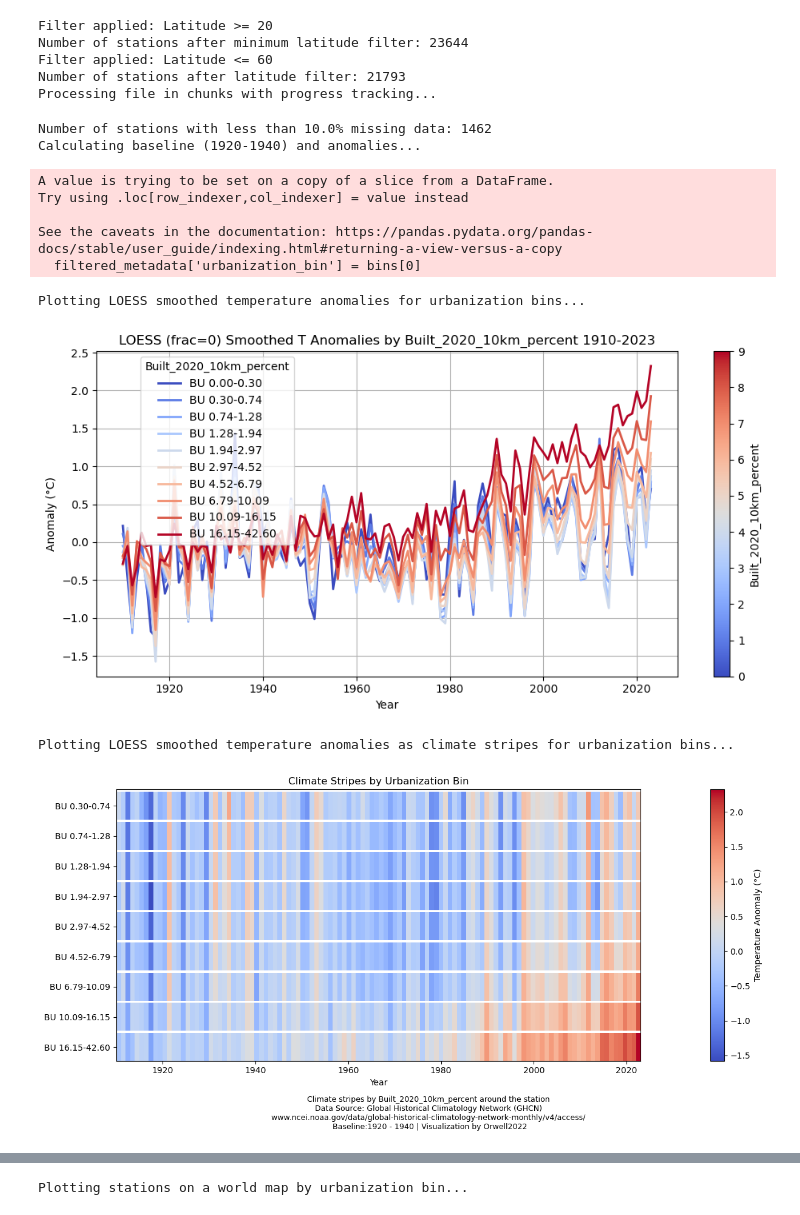
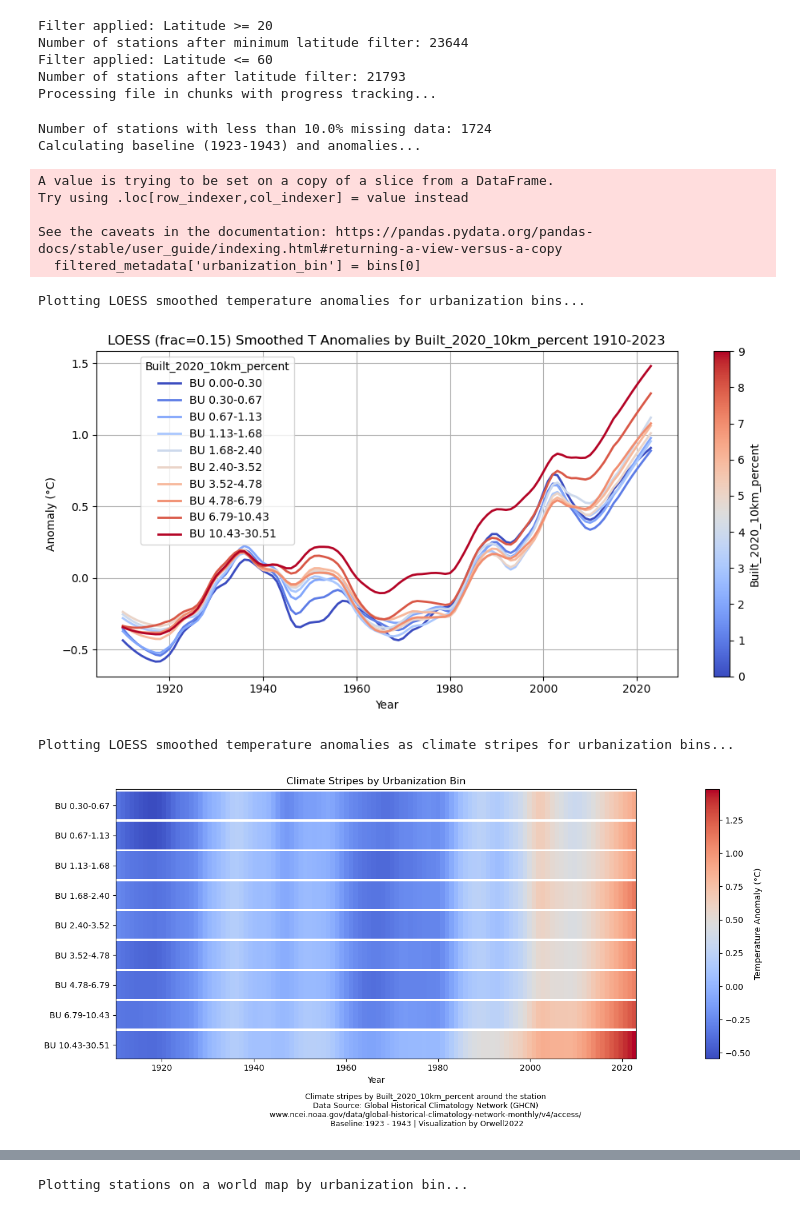
Before and after one commit to orwell2024/GHCN-tools, a Jupyter notebook: Plot_T_anomalies_GHCN.ipynb, the cells around one changed output, grey strips where cells are left out. Saved outputs shown, nothing was run; the diff lists cells and outputs as text; code cells hidden in the pictures.

```diff
--- a/Plot_T_anomalies_GHCN.ipynb
+++ b/Plot_T_anomalies_GHCN.ipynb
@@ -194,11 +194,12 @@ def plot_loess_by_urbanization_bins(merged_data, bin_ranges):
 
 # Define the file paths
 file_path = r'C:\Users\Administrator\Downloads\ghcn\ghcnm.tavg.latest.qcu\ghcnm.v4.0.1.20240616\ghcnm.tavg.v4.0.1.20240616.qcu.dat'
+#file_path = r'C:\Users\Administrator\Downloads\ghcn\ghcnm.tavg.v4.0.1.20241105.qcf.dat'
 station_file_path = r'C:\Users\Administrator\Downloads\ghcn\ghcnm.tavg.latest.qcu\ghcnm.v4.0.1.20240616\ghcnm.tavg.v4.0.1.20240616.qcu.inv'
 # Set baseline period for anomalies
-baseline_start = 1920
-baseline_end = 1940
-ys = 1910
+baseline_start = 1923
+baseline_end = 1943
+ys = 1923
 ye = 2023
 
 # Run analysis and plot, filters are optional: comment out to deactivate
@@ -220,13 +221,13 @@ Number of stations after minimum latitude filter: 23644
 Filter applied: Latitude <= 60
 Number of stations after latitude filter: 21793
 Processing file in chunks with progress tracking...
-Number of stations with less than 10.0% missing data: 1462
-Calculating baseline (1920-1940) and anomalies...
+Number of stations with less than 10.0% missing data: 1724
+Calculating baseline (1923-1943) and anomalies...
 # %%
 # Function to plot LOESS smoothed anomaly data by urbanization bins with color coding
 import matplotlib.colors as mcolors
 import numpy as np
-frac=0
+frac=0.15
 
 def plot_loess_by_urbanization_bins(merged_data, bin_ranges):
     print("Plotting LOESS smoothed temperature anomalies for urbanization bins...")
@@ -344,32 +345,32 @@ def plot_stripes_by_urbanization_bins(merged_data, bin_ranges, footer_text):
 
     # Add the footer text at the bottom of the figure
     fig.text(
         0.5, -0.1,
         footer_text,
         ha='center', fontsize=9
     )
 
     plt.tight_layout()
     plt.show()
 
 # Example footer text
 footer_text = (
     "Climate stripes by "+built_percent_column+" around the station \n"
     "Data Source: Global Historical Climatology Network (GHCN) \n"
     "www.ncei.noaa.gov/data/global-historical-climatology-network-monthly/v4/access/ \n"
     "Baseline:" +str(baseline_start)+" - "+str(baseline_end)+" | "
     "Visualization by Orwell2022"
 )
 
 # Example of how to run the updated function
 plot_stripes_by_urbanization_bins(merged_data, bin_ranges, footer_text)
 # %% [output]
 A value is trying to be set on a copy of a slice from a DataFrame.
 Try using .loc[row_indexer,col_indexer] = value instead
 
 See the caveats in the documentation: https://pandas.pydata.org/pandas-docs/stable/user_guide/indexing.html#returning-a-view-versus-a-copy
   filtered_metadata['urbanization_bin'] = bins[0]
 Plotting LOESS smoothed temperature anomalies for urbanization bins...
-[figure, old version]
+[figure, new version]
 Plotting LOESS smoothed temperature anomalies as climate stripes for urbanization bins...
-[figure, old version]
+[figure, new version]
```
Also changed, not shown: parts of 1 cell of this notebook.
